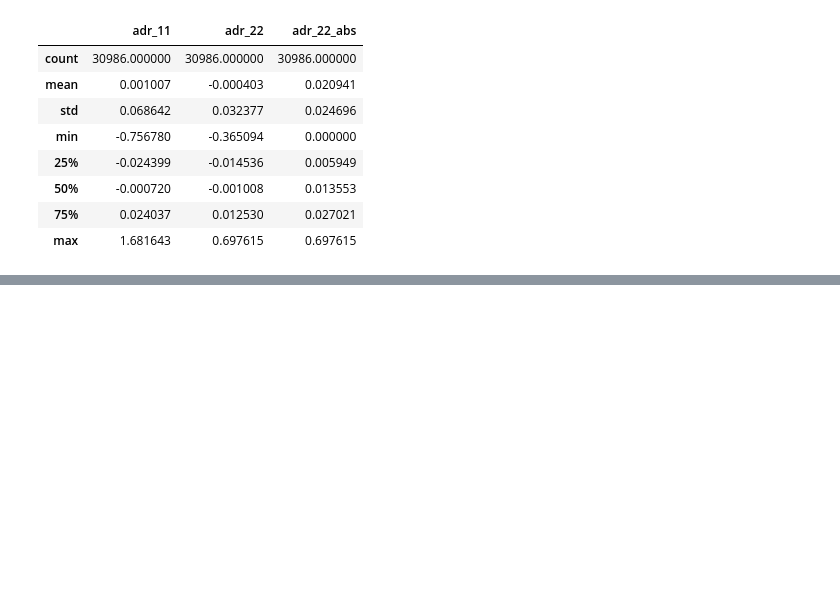
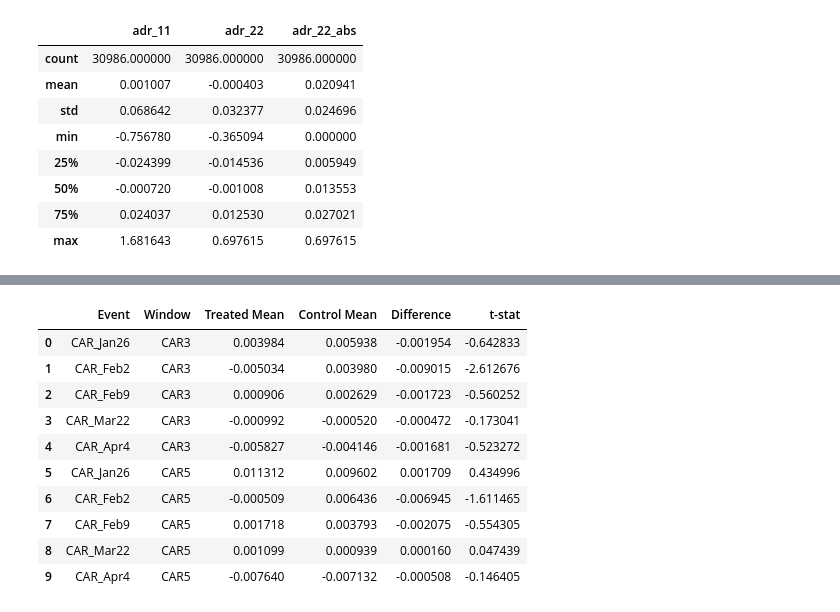
Before and after one commit to wangyouan/STOCKAct, a Jupyter notebook: Notebook/CreateOtherData.ipynb, the cells around one changed output, grey strips where cells are left out. Cells and saved outputs as stored; diff of their text form; code cells hidden in the pictures; blank space fills up the shorter version.

```diff
--- a/Notebook/CreateOtherData.ipynb
+++ b/Notebook/CreateOtherData.ipynb
@@ -380,0 +568,14 @@ result_df.to_stata(os.path.join(const.RESULT_PATH, '20250312_stock_act_eap_test.
+# %%
+ff3_table
+# %% [output]
+|  | Event | Window | Treated Mean | Control Mean | Difference | t-stat |
+| 0 | CAR_Jan26 | CAR3 | 0.003984 | 0.005938 | -0.001954 | -0.642833 |
+| 1 | CAR_Feb2 | CAR3 | -0.005034 | 0.003980 | -0.009015 | -2.612676 |
+| 2 | CAR_Feb9 | CAR3 | 0.000906 | 0.002629 | -0.001723 | -0.560252 |
+| 3 | CAR_Mar22 | CAR3 | -0.000992 | -0.000520 | -0.000472 | -0.173041 |
+| 4 | CAR_Apr4 | CAR3 | -0.005827 | -0.004146 | -0.001681 | -0.523272 |
+| 5 | CAR_Jan26 | CAR5 | 0.011312 | 0.009602 | 0.001709 | 0.434996 |
+| 6 | CAR_Feb2 | CAR5 | -0.000509 | 0.006436 | -0.006945 | -1.611465 |
+| 7 | CAR_Feb9 | CAR5 | 0.001718 | 0.003793 | -0.002075 | -0.554305 |
+| 8 | CAR_Mar22 | CAR5 | 0.001099 | 0.000939 | 0.000160 | 0.047439 |
+| 9 | CAR_Apr4 | CAR5 | -0.007640 | -0.007132 | -0.000508 | -0.146405 |
```
Also changed, not shown: parts of 9 cells of this notebook, 1 other file.
